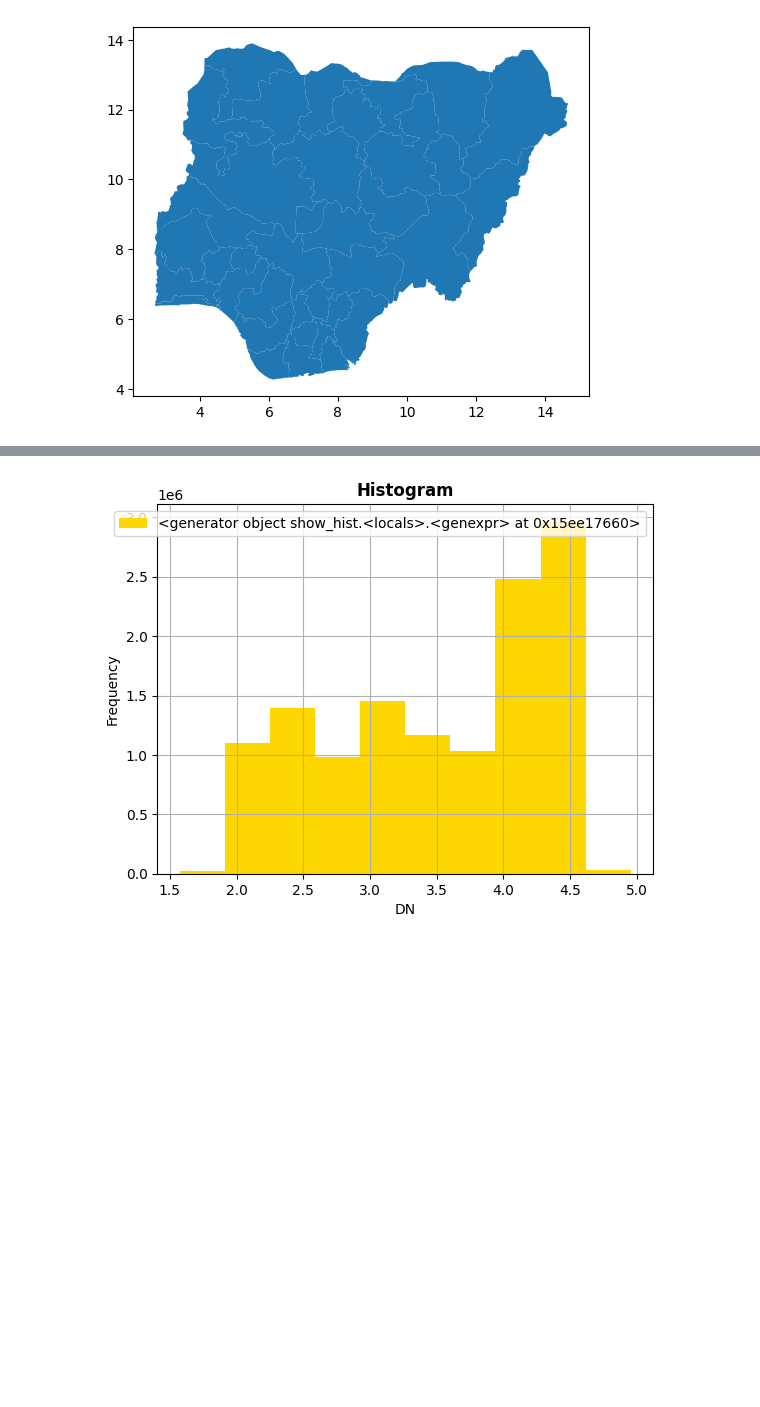
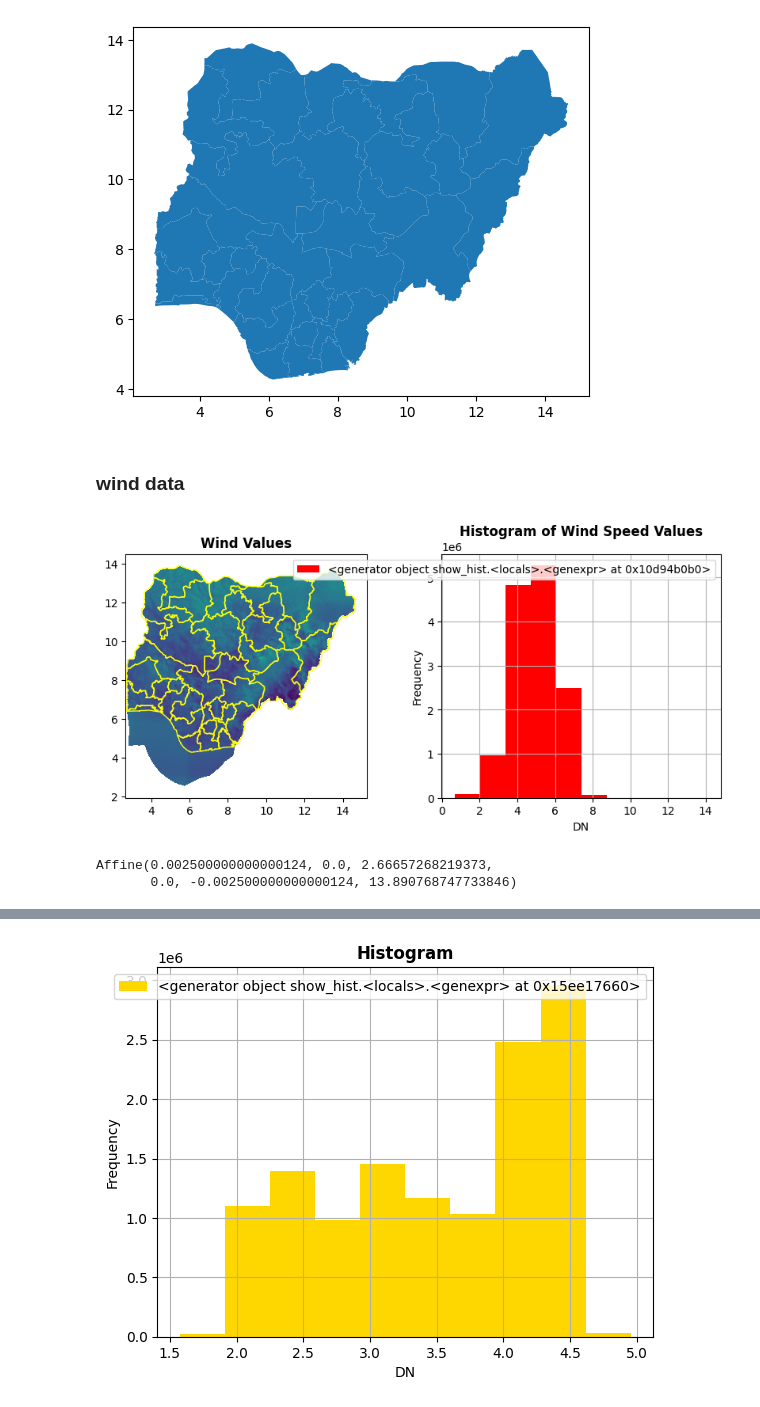
Before and after one commit to juliet29/cee276Renewables, a Jupyter notebook: final_project/notebook.ipynb, the cells around one changed output, grey strips where cells are left out. Saved outputs shown, nothing was run; the diff lists cells and outputs as text; code cells hidden in the pictures; blank space fills up the shorter version.

```diff
--- a/final_project/notebook.ipynb
+++ b/final_project/notebook.ipynb
@@ -22,6 +26,8 @@ states.plot()
 # %% [output]
 <AxesSubplot: >
 [figure]
+# %% [markdown]
+### wind data
 # %%
 wind_data_path = "data/Nigeria_MeanWindSpeed/NGA_wind-speed_100m.tif"
 wind_data = rasterio.open(wind_data_path)
@@ -29,0 +35,16 @@ wind_data_vals = wind_data.read()
+# %%
+fig, (ax1, ax2) = plt.subplots(1,2, figsize = (10, 4))
+show(wind_data, ax=ax1, title="Wind Values")
+states.plot(ax=ax1, facecolor="None", edgecolor="yellow")
+show_hist(wind_data, title="Histogram of Wind Speed Values", ax=ax2)
+plt.show()
+# %% [output]
+[figure, added]
+# %%
+affine = wind_data.transform
+affine
+# width of pixel, row rotation, x-coord of upper left pixel
+# column rotation, height of pixel, y-coord of upper left pixel
+# %% [output]
+Affine(0.002500000000000124, 0.0, 2.66657268219373,
+       0.0, -0.002500000000000124, 13.890768747733846)
```
Also changed, not shown: parts of 20 cells of this notebook, 2 other files.
